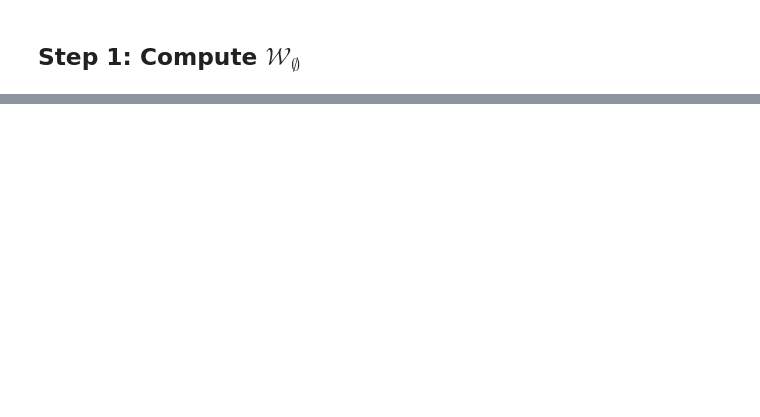
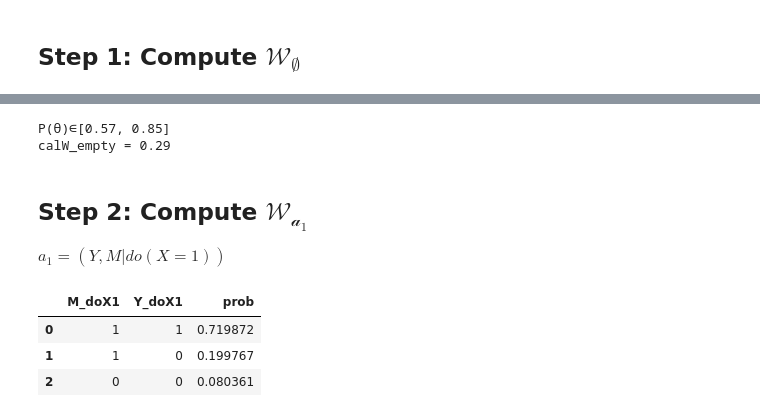
Before and after one commit to tmaringgele/optimal-experiments-for-partial-ID, a Jupyter notebook: figure-4.ipynb, the cells around one changed output, grey strips where cells are left out. Cells and saved outputs as stored; diff of their text form; code cells hidden in the pictures; blank space fills up the shorter version.

Commit message:
calculate true potency in reduced graph

```diff
--- a/figure-4.ipynb
+++ b/figure-4.ipynb
@@ -66,0 +134,64 @@ calW_empty
+# %%
+reduced_data = ground_truth_data.drop(columns=['U3', 'A', 'B', 'U4', 'C', 'D'])
+obs = reduced_data.drop(columns=['U1', 'U2'])
+obs_counts = obs.value_counts().reset_index(name='count')
+
+# Round probabilities and force exact normalization after rounding
+obs_counts['prob'] = (obs_counts['count'] / N_samples).round(40)
+
+#make sure it's a valid distribution
+if diff != 0:
+    print(f"Adjusting for rounding error of {diff} by modifying the largest-mass row.")
+    idx = obs_counts['count'].idxmax()  # adjust the largest-mass row
+    obs_counts.loc[idx, 'prob'] = round(obs_counts.loc[idx, 'prob'] + diff, 6)
+
+obs_counts.drop(columns=['count']).to_csv('data/figure-4-obs.csv', index=False)
+# %%
+dag = DAG()
+dag.from_structure("X->M, M->Y, U1->X, U1->M, U2->M, U2->Y", unob='U1,U2')
+problem = causalProblem(dag)
+problem.load_data('data/figure-4-obs.csv')
+problem.add_prob_constraints()
+problem.set_estimand(problem.query('Y(X=1, M=1)=1'))
+program = problem.write_program()
+program.to_pip('figure4.pip')
+
+(lb, ub) = program.run_pyomo('couenne', verbose=False, parallel=True)
+print(f"P(θ)∈[{lb:.2f}, {ub:.2f}]")
+calW_empty = ub - lb
+print(f"calW_empty = {calW_empty:.2f}")
+# %% [output]
+P(θ)∈[0.57, 0.85]
+calW_empty = 0.29
+# %% [markdown]
+## Step 2: Compute $\mathcal{W_{a_1}}$
+$a_1 = (Y,M|do(X=1))$
+# %%
+# Add a single experiment P(Y=1, M=1 | do(X=1)) first.
+
+M_doX1 = M = (U1 & U2) ^ (1 | D) #Set X=1 in structural equation
+Y_doX1 = U2 & M_doX1
+
+doX1 = pd.DataFrame({
+    'M_doX1': M_doX1,
+    'Y_doX1': Y_doX1,
+})
+
+doX1_counts = doX1.value_counts().reset_index(name='count')
+
+# Round probabilities and force exact normalization after rounding
+doX1_counts['prob'] = (doX1_counts['count'] / N_samples).round(40)
+
+#make sure it's a valid distribution
+if diff != 0:
+    print(f"Adjusting for rounding error of {diff} by modifying the largest-mass row.")
+    idx = doX1_counts['count'].idxmax()  # adjust the largest-mass row
+    doX1_counts.loc[idx, 'prob'] = round(doX1_counts.loc[idx, 'prob'] + diff, 6)
+
+doX1_prob = doX1_counts.drop(columns=['count'])
+doX1_prob
+# %% [output]
+|  | M_doX1 | Y_doX1 | prob |
+| 0 | 1 | 1 | 0.719872 |
+| 1 | 1 | 0 | 0.199767 |
+| 2 | 0 | 0 | 0.080361 |
```
Also changed, not shown: parts of 11 cells of this notebook, 3 other files.
